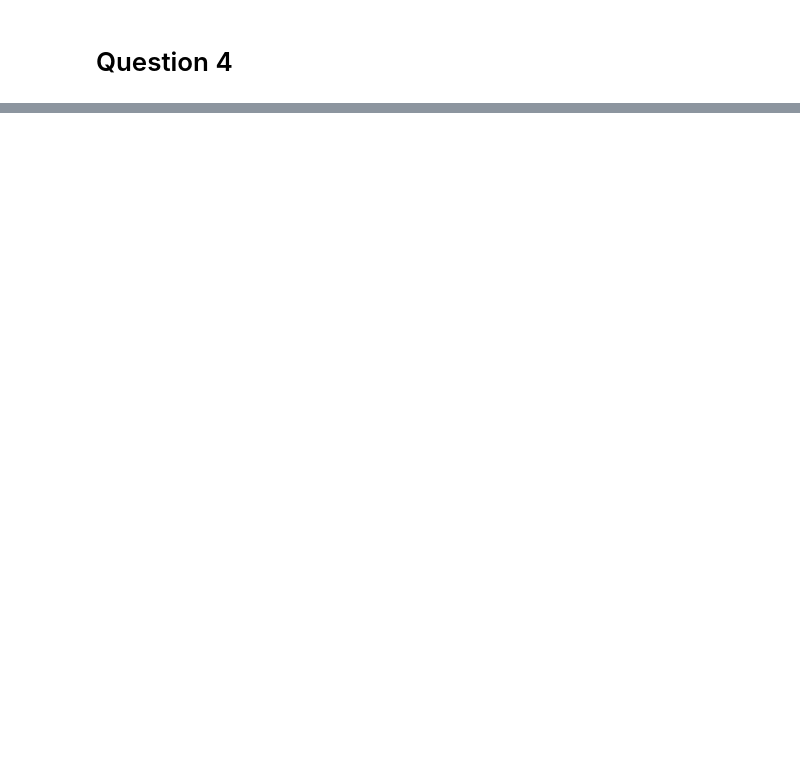
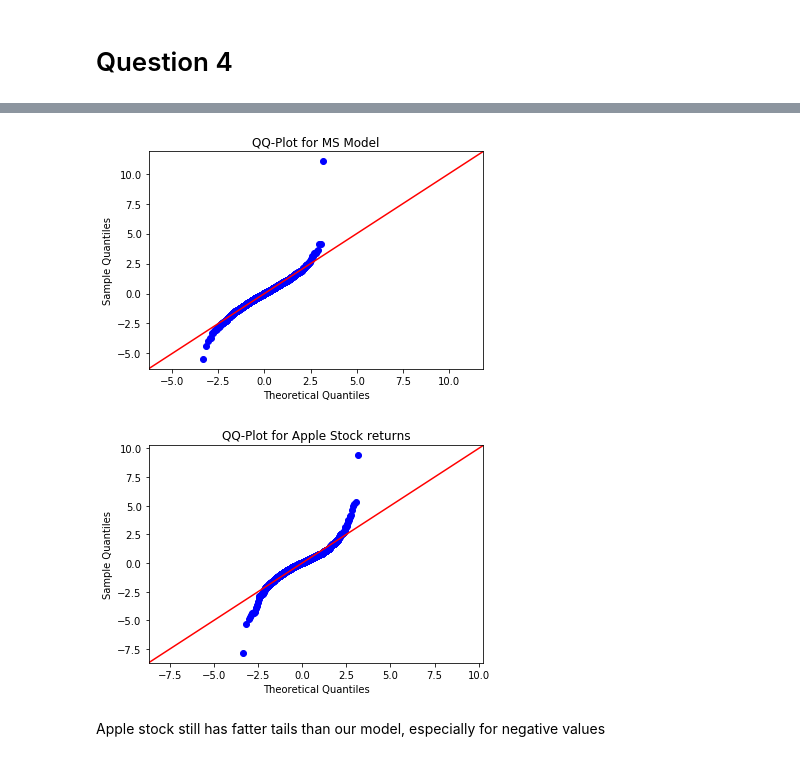
Before and after one commit to RaphAbb/MSE448, a Jupyter notebook: hw1.ipynb, the cells around one changed output, grey strips where cells are left out. Drawn from its saved outputs; the diff is of its cells as text; code cells hidden in the pictures; blank space fills up the shorter version.

```diff
--- a/hw1.ipynb
+++ b/hw1.ipynb
@@ -160,0 +181,11 @@ data.head()
+# %%
+sm.qqplot((df['Returns']-df['Returns'].mean())/df['Returns'].std(), line='45')
+plt.title('QQ-Plot for MS Model')
+sm.qqplot((data['Returns']-data['Returns'].mean())/data['Returns'].std(), line='45')
+plt.title('QQ-Plot for Apple Stock returns')
+pylab.show()
+# %% [output]
+[figure, added]
+[figure, added]
+# %% [markdown]
+Apple stock still has fatter tails than our model, especially for negative values
```
Also changed, not shown: parts of 8 cells of this notebook.
